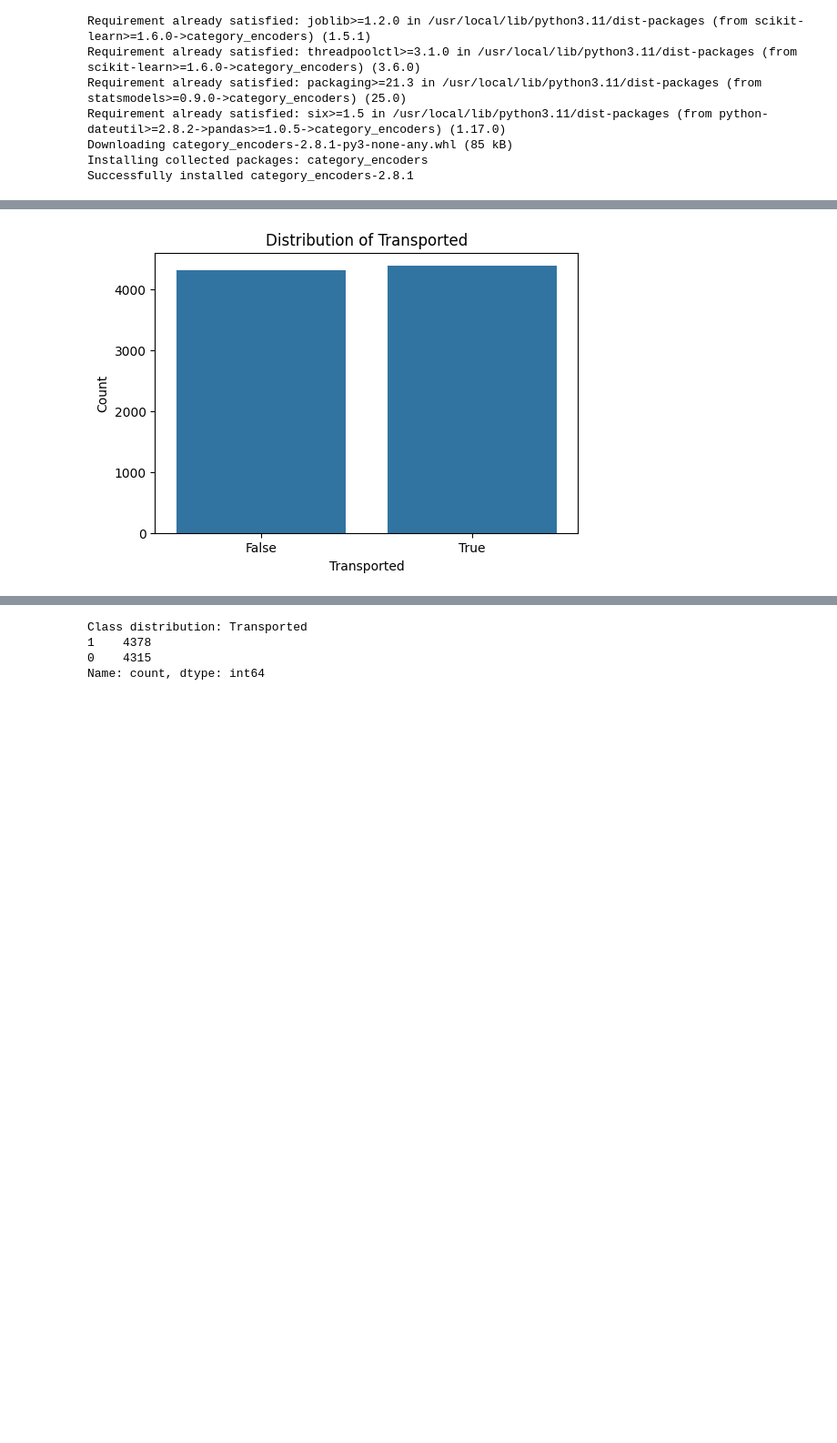
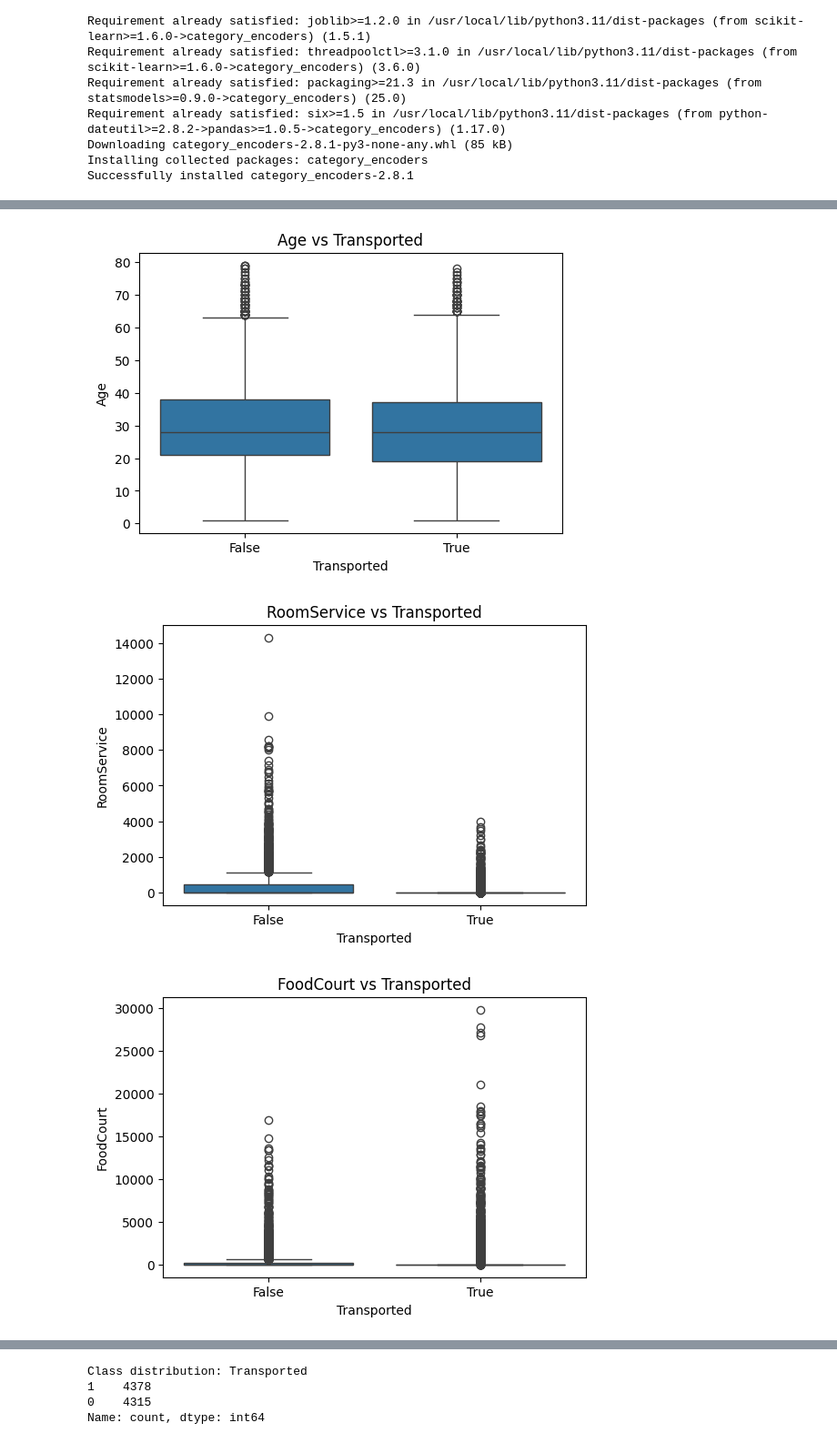
Before and after one commit to kagglechallengegroup18/Kaggle_Spaceship_Titanic, a Jupyter notebook: CATBoost.ipynb, the cells around one changed output, grey strips where cells are left out. Shown at 91% size. Drawn from its saved outputs; the diff is of its cells as text; code cells hidden in the pictures; blank space fills up the shorter version.

```diff
--- a/CATBoost.ipynb
+++ b/CATBoost.ipynb
@@ -63,0 +111,7 @@ test_data = pd.read_csv(datapath_test)
+# %%
+numerical_cols = train_data.select_dtypes(include=['int64', 'float64']).columns
+for col in numerical_cols:
+    plt.figure(figsize=(6, 4))
+    sns.boxplot(x='Transported', y=col, data=train_data)
+    plt.title(f'{col} vs Transported')
+    plt.show()
@@ -63,0 +125,10 @@ test_data = pd.read_csv(datapath_test)
+# %%
+specific_cats = ['HomePlanet', 'CryoSleep', 'Destination', 'VIP']
+
+for col in specific_cats:
+    plt.figure(figsize=(6, 4))
+    sns.countplot(data=train_data, x=col, order=train_data[col].value_counts().index)
+    plt.title(f'Value Counts of {col}')
+    plt.xticks(rotation=45)
+    plt.tight_layout()
+    plt.show()
@@ -138,10 +223,11 @@ max    2.447116e+06  1.295064e+09
 # %%
-# Visualize target distribution
-plt.figure(figsize=(6, 4))
-sns.countplot(x='Transported', data=train_data)
-plt.title('Distribution of Transported')
-plt.xlabel('Transported')
-plt.ylabel('Count')
-plt.show()
+# Box plots for numerical features vs Transported after initial imputation
+for col in numerical_cols:
+    plt.figure(figsize=(6, 4))
+    sns.boxplot(x='Transported', y=col, data=train_data)
+    plt.title(f'{col} vs Transported')
+    plt.show()
 # %% [output]
-[figure, old version]
+[figure, new version]
+[figure, added]
+[figure, added]
```
Also changed, not shown: parts of 24 cells of this notebook.
